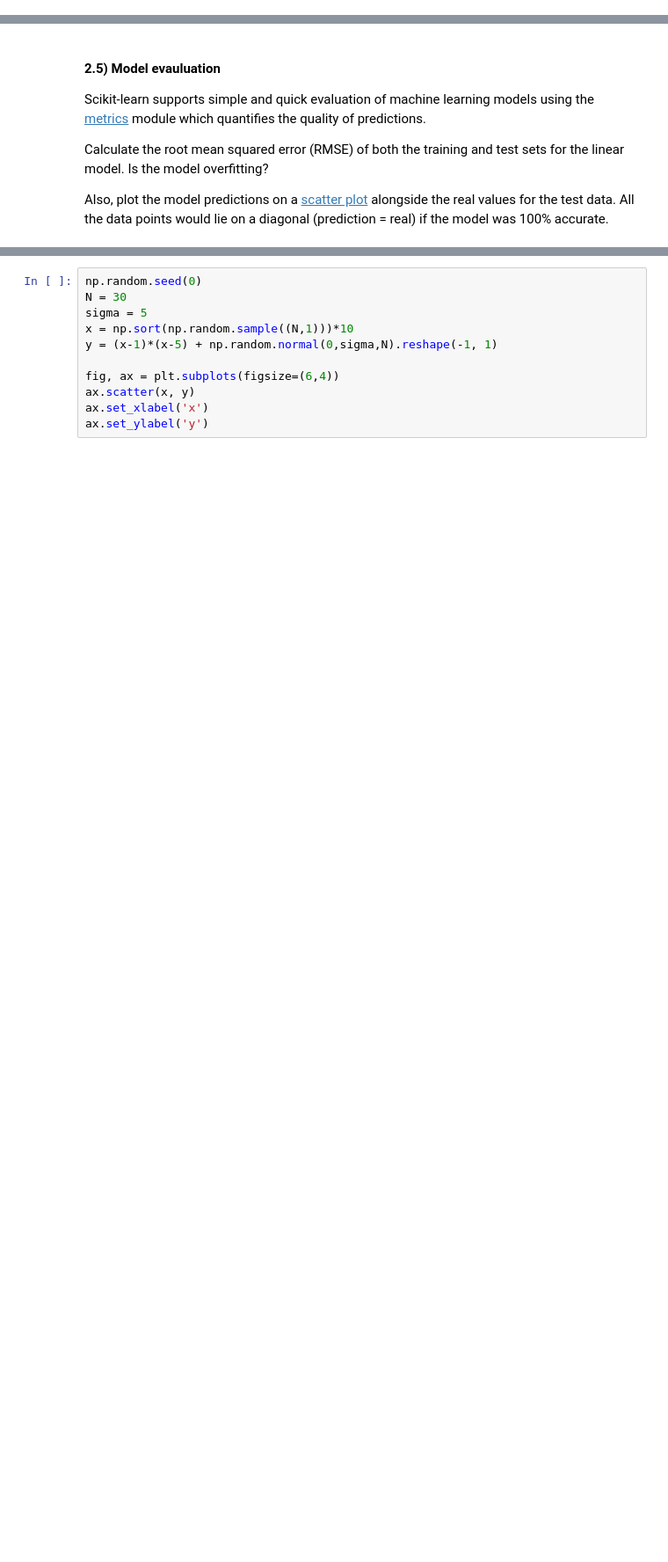
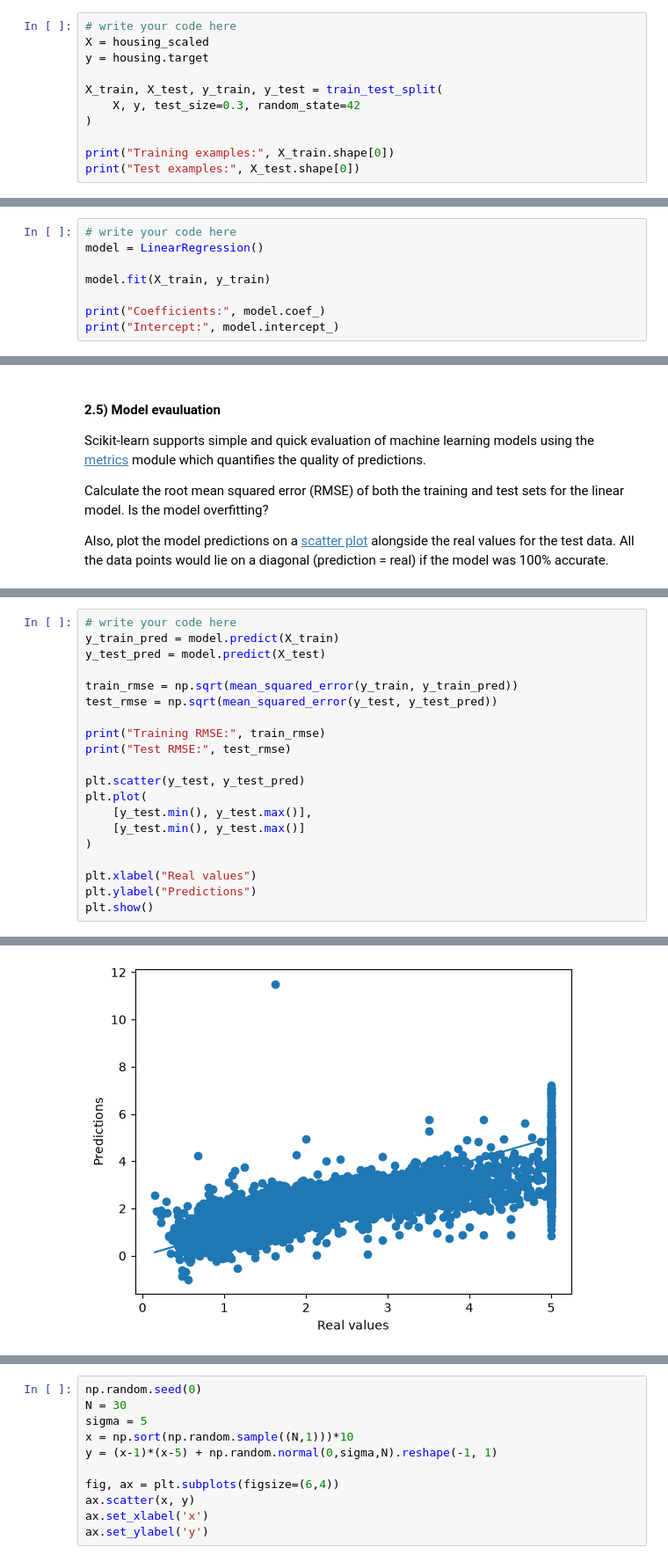
Before and after one commit to LHZZQ/30035lab, a Jupyter notebook: lab1/lab1-intro_to_numpy_scikitlearn.ipynb, the cells around one changed output, grey strips where cells are left out. Shown at 88% size. Saved outputs shown, nothing was run; the diff lists cells and outputs as text; blank space fills up the shorter version.

```diff
--- a/lab1/lab1-intro_to_numpy_scikitlearn.ipynb
+++ b/lab1/lab1-intro_to_numpy_scikitlearn.ipynb
@@ -343,0 +370,11 @@ Should the `random_state` parameter be specified for the `train_test_split` func
+# %%
+# write your code here
+X = housing_scaled
+y = housing.target
+
+X_train, X_test, y_train, y_test = train_test_split(
+    X, y, test_size=0.3, random_state=42
+)
+
+print("Training examples:", X_train.shape[0])
+print("Test examples:", X_test.shape[0])
@@ -352,0 +391,8 @@ Print the linear model coefficients.
+# %%
+# write your code here
+model = LinearRegression()
+
+model.fit(X_train, y_train)
+
+print("Coefficients:", model.coef_)
+print("Intercept:", model.intercept_)
@@ -361,0 +410,21 @@ Also, plot the model predictions on a [scatter plot](https://matplotlib.org/3.2.
+# %%
+# write your code here
+y_train_pred = model.predict(X_train)
+y_test_pred = model.predict(X_test)
+
+train_rmse = np.sqrt(mean_squared_error(y_train, y_train_pred))
+test_rmse = np.sqrt(mean_squared_error(y_test, y_test_pred))
+
+print("Training RMSE:", train_rmse)
+print("Test RMSE:", test_rmse)
+
+plt.scatter(y_test, y_test_pred)
+plt.plot(
+    [y_test.min(), y_test.max()],
+    [y_test.min(), y_test.max()]
+)
+
+plt.xlabel("Real values")
+plt.ylabel("Predictions")
+plt.show()
+# %% [output]
@@ -362,2 +433,3 @@ Also, plot the model predictions on a [scatter plot](https://matplotlib.org/3.2.
+[figure, added]
 # %% [markdown]
 ## 3) Linear models for regression
```
Also changed, not shown: parts of 11 cells of this notebook.
